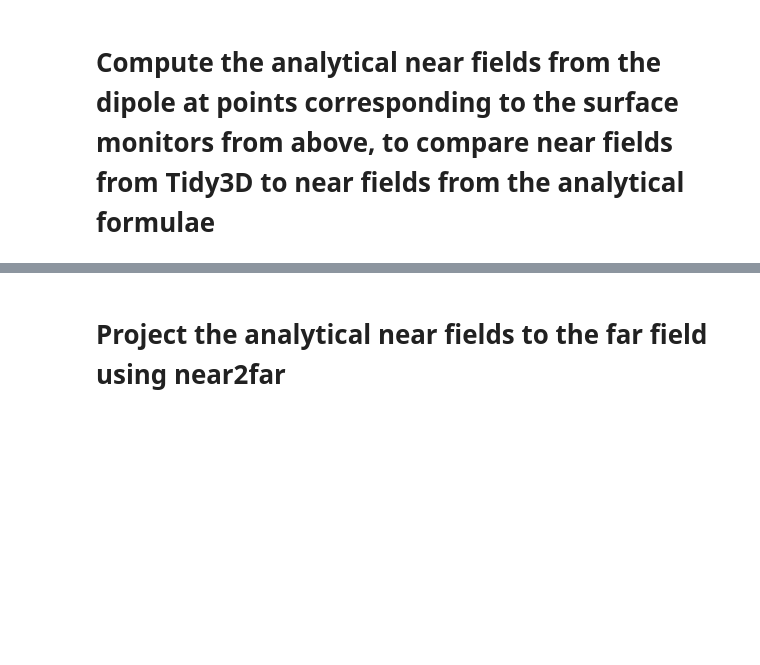
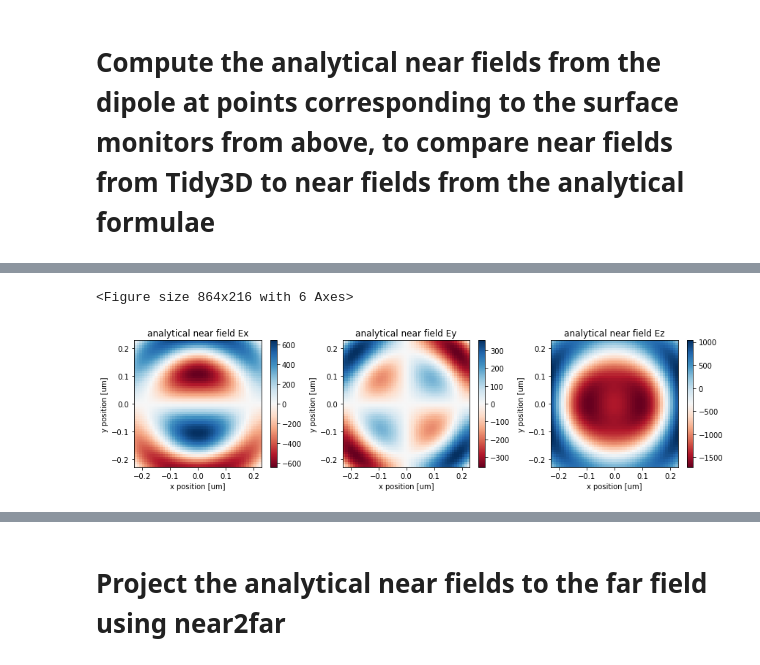
Before and after one commit to flexcompute-readthedocs/tidy3d-docs, a Jupyter notebook: docs/source/notebooks/Near2FarDipole.ipynb, the cells around one changed output, grey strips where cells are left out. Saved outputs shown, nothing was run; the diff lists cells and outputs as text; code cells hidden in the pictures; blank space fills up the shorter version.

```diff
--- a/docs/source/notebooks/Near2FarDipole.ipynb
+++ b/docs/source/notebooks/Near2FarDipole.ipynb
@@ -438,7 +427,7 @@ def plotfunc(val):
 def plot_E_components(plot_x, plot_y, E_near):
 
     fig, (axes) =  plt.subplots(1, 3)
-    fig.set_size_inches(10, 3)
+    fig.set_size_inches(12, 3)
     fig.tight_layout()
 
     for ax, direction, E in zip(axes, 'xyz', E_near):
@@ -559,0 +442,78 @@ for data, mon in zip(n2fa.data, n2famons):
+# %%
+from tidy3d.plugins import Near2Far
+
+n2fa = Near2Far.from_surface_monitors(
+    sim_data=sim_data,
+    mons=monitors,
+    normal_dirs=['-','+','-','+','-','+'],
+    frequency=f0,
+    pts_per_wavelength=10,
+    medium=medium
+)
+n2fa.initialize()
+n2fa.phasor_sign = 1
+
+for surface in n2fa.surfaces:
+
+    mon_center = surface.mon.center
+
+    xp = surface.currents['x'].values
+    yp = surface.currents['y'].values
+    zp = surface.currents['z'].values
+
+    if surface.axis == 0:
+
+        grid_points = np.meshgrid(yp, zp, indexing="ij")
+        r, theta, phi = n2fa._car_2_sph(xp, grid_points[0], grid_points[1])
+        temp1, temp2, E_near_an, H_near_an = dipole_field(r, theta, phi, f0, False)
+
+        plot_E_components(yp, zp, E_near_an)
+
+        signs = [-1.0, 1.0]
+        if surface.normal_dir == '-':
+            signs = [-1.0 * i for i in signs]
+
+        surface.currents['Jy'].values = signs[0] * H_near_an[2]
+        surface.currents['Jz'].values = signs[1] * H_near_an[1]
+
+        surface.currents['My'].values = signs[1] * E_near_an[2]
+        surface.currents['Mz'].values = signs[0] * E_near_an[1]
+
+    elif surface.axis == 1:
+
+        grid_points = np.meshgrid(xp, zp, indexing="ij")
+        r, theta, phi = n2fa._car_2_sph(grid_points[0], yp, grid_points[1])
+        temp1, temp2, E_near_an, H_near_an = dipole_field(r, theta, phi, f0, False)
+
+        plot_E_components(xp, zp, E_near_an)
+
+        signs = [1.0, -1.0]
+        if surface.normal_dir == '-':
+            signs = [-1.0 * i for i in signs]
+
+        surface.currents['Jx'].values = signs[0] * H_near_an[2]
+        surface.currents['Jz'].values = signs[1] * H_near_an[0]
+
+        surface.currents['Mx'].values = signs[1] * E_near_an[2]
+        surface.currents['Mz'].values = signs[0] * E_near_an[0]
+
+    else:
+
+        grid_points = np.meshgrid(xp, yp, indexing="ij")
+        r, theta, phi = n2fa._car_2_sph(grid_points[0], grid_points[1], zp)
+        temp1, temp2, E_near_an, H_near_an = dipole_field(r, theta, phi, f0, False)
+
+        plot_E_components(xp, yp, E_near_an)
+
+        signs = [-1.0, 1.0]
+        if surface.normal_dir == '-':
+            signs = [-1.0 * i for i in signs]
+
+        surface.currents['Jx'].values = signs[0] * H_near_an[1]
+        surface.currents['Jy'].values = signs[1] * H_near_an[0]
+
+        surface.currents['Mx'].values = signs[1] * E_near_an[1]
+        surface.currents['My'].values = signs[0] * E_near_an[0]
+# %% [output]
+<Figure size 864x216 with 6 Axes>
+[figure, added]
```
Also changed, not shown: parts of 14 cells of this notebook, 13 other files.
